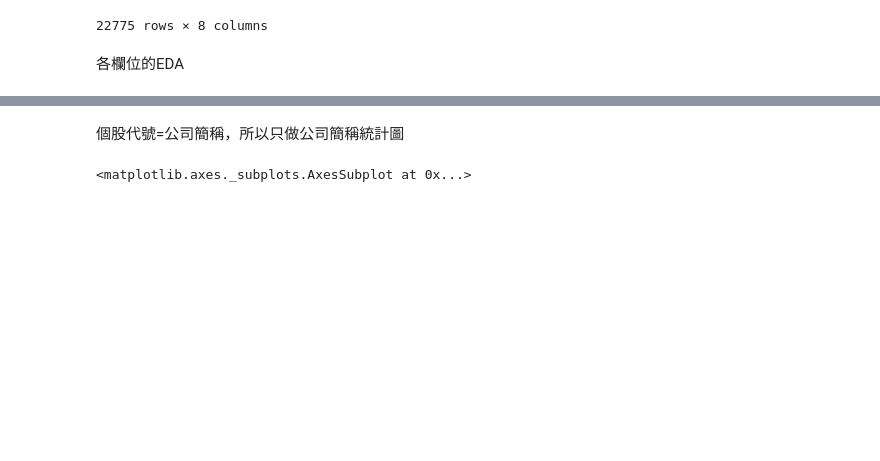
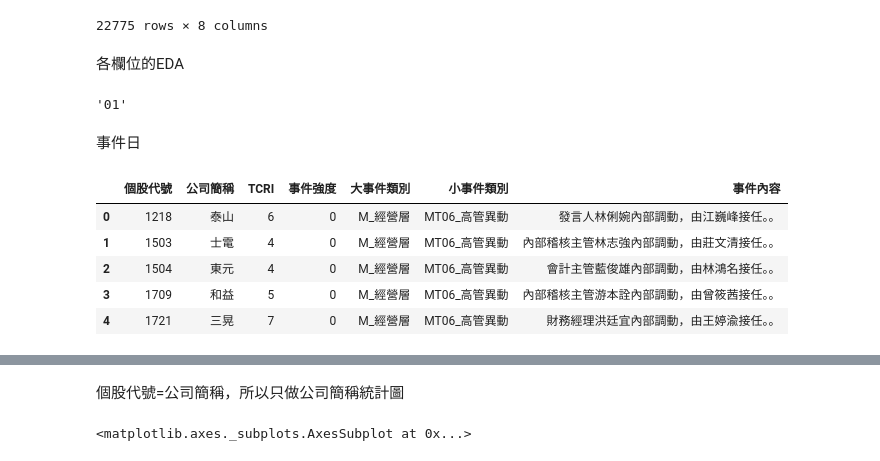
Before and after one commit to p314008dsa/Text-mining, a Jupyter notebook: Data/金融科技實作(EDA).ipynb, the cells around one changed output, grey strips where cells are left out. Drawn from its saved outputs; the diff is of its cells as text; code cells hidden in the pictures; blank space fills up the shorter version.

```diff
--- a/Data/金融科技實作(EDA).ipynb
+++ b/Data/金融科技實作(EDA).ipynb
@@ -150,3 +150,9 @@ df
 22775 rows × 8 columns
 # %% [markdown]
 各欄位的EDA
+# %%
+str(df.iloc[150,2])[4:6]
+# %% [output]
+'01'
+# %% [markdown]
+事件日
@@ -152,0 +163,10 @@ df
+# %%
+df=df.drop(columns=['事件日'])
+df.head()
+# %% [output]
+|  | 個股代號 | 公司簡稱 | TCRI | 事件強度 | 大事件類別 | 小事件類別 | 事件內容 |
+| 0 | 1218 | 泰山 | 6 | 0 | M_經營層 | MT06_高管異動 | 發言人林俐婉內部調動，由江巍峰接任。。 |
+| 1 | 1503 | 士電 | 4 | 0 | M_經營層 | MT06_高管異動 | 內部稽核主管林志強內部調動，由莊文清接任。。 |
+| 2 | 1504 | 東元 | 4 | 0 | M_經營層 | MT06_高管異動 | 會計主管藍俊雄內部調動，由林鴻名接任。。 |
+| 3 | 1709 | 和益 | 5 | 0 | M_經營層 | MT06_高管異動 | 內部稽核主管游本詮內部調動，由曾筱茜接任。。 |
+| 4 | 1721 | 三晃 | 7 | 0 | M_經營層 | MT06_高管異動 | 財務經理洪廷宜內部調動，由王婷渝接任。。 |
```
Also changed, not shown: parts of 9 cells of this notebook.
